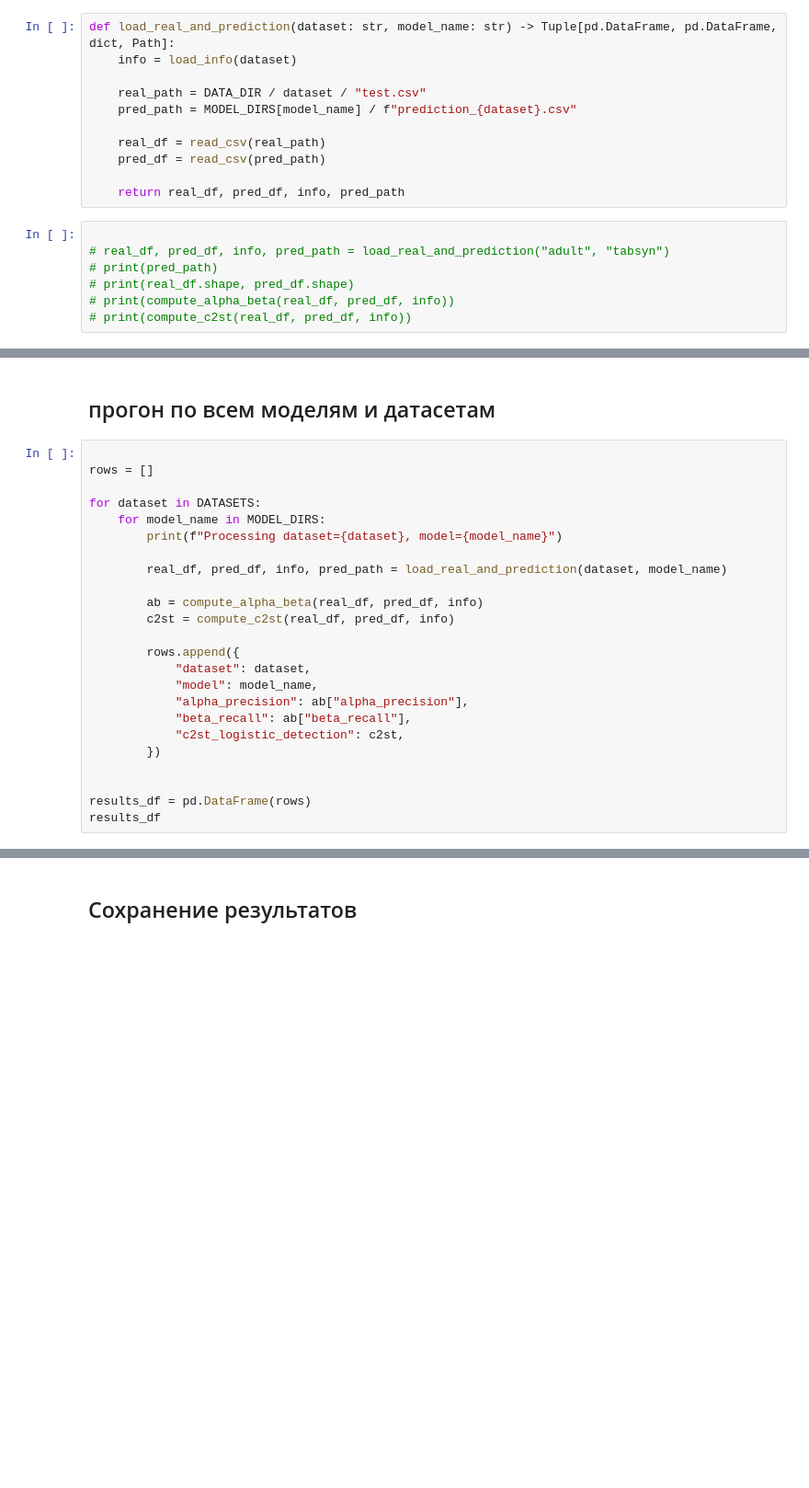
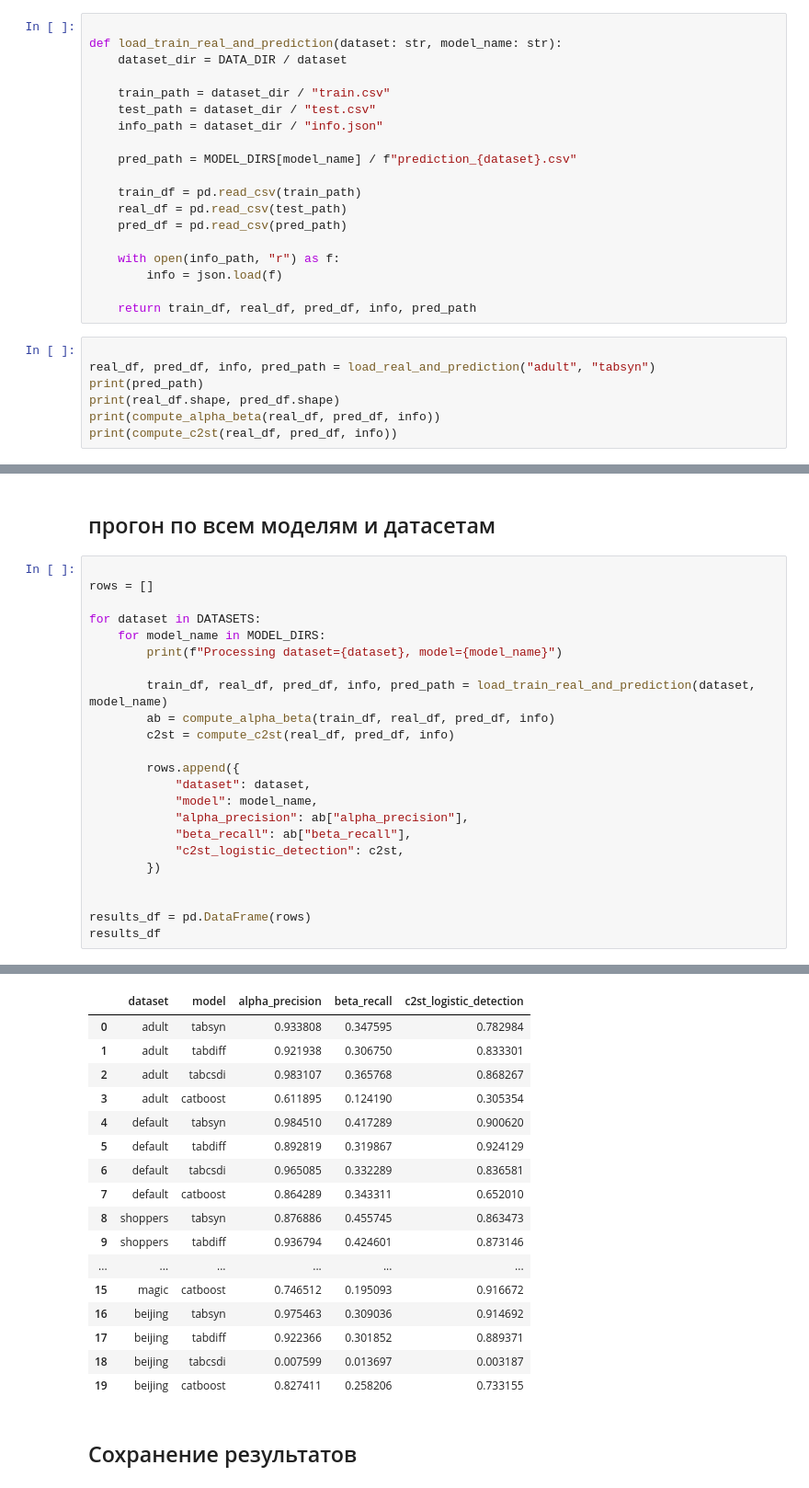
Before and after one commit to hushchyn-mikhail/generative_tables, a Jupyter notebook: c2st_alpha_beta_metrics.ipynb, the cells around one changed output, grey strips where cells are left out. Shown at 92% size. Cells and saved outputs as stored; diff of their text form; blank space fills up the shorter version.

```diff
--- a/c2st_alpha_beta_metrics.ipynb
+++ b/c2st_alpha_beta_metrics.ipynb
@@ -225,20 +226,28 @@ def compute_c2st(
     )
     return float(score)
 # %%
-def load_real_and_prediction(dataset: str, model_name: str) -> Tuple[pd.DataFrame, pd.DataFrame, dict, Path]:
-    info = load_info(dataset)
 
-    real_path = DATA_DIR / dataset / "test.csv"
+def load_train_real_and_prediction(dataset: str, model_name: str):
+    dataset_dir = DATA_DIR / dataset
+
+    train_path = dataset_dir / "train.csv"
+    test_path = dataset_dir / "test.csv"
+    info_path = dataset_dir / "info.json"
+
     pred_path = MODEL_DIRS[model_name] / f"prediction_{dataset}.csv"
 
-    real_df = read_csv(real_path)
-    pred_df = read_csv(pred_path)
+    train_df = pd.read_csv(train_path)
+    real_df = pd.read_csv(test_path)
+    pred_df = pd.read_csv(pred_path)
 
-    return real_df, pred_df, info, pred_path
+    with open(info_path, "r") as f:
+        info = json.load(f)
+
+    return train_df, real_df, pred_df, info, pred_path
 # %%
 
-# real_df, pred_df, info, pred_path = load_real_and_prediction("adult", "tabsyn")
-# print(pred_path)
-# print(real_df.shape, pred_df.shape)
-# print(compute_alpha_beta(real_df, pred_df, info))
-# print(compute_c2st(real_df, pred_df, info))
+real_df, pred_df, info, pred_path = load_real_and_prediction("adult", "tabsyn")
+print(pred_path)
+print(real_df.shape, pred_df.shape)
+print(compute_alpha_beta(real_df, pred_df, info))
+print(compute_c2st(real_df, pred_df, info))
@@ -252,9 +266,8 @@ for dataset in DATASETS:
     for model_name in MODEL_DIRS:
         print(f"Processing dataset={dataset}, model={model_name}")
 
-        real_df, pred_df, info, pred_path = load_real_and_prediction(dataset, model_name)
-
-        ab = compute_alpha_beta(real_df, pred_df, info)
+        train_df, real_df, pred_df, info, pred_path = load_train_real_and_prediction(dataset, model_name)
+        ab = compute_alpha_beta(train_df, real_df, pred_df, info)
         c2st = compute_c2st(real_df, pred_df, info)
 
         rows.append({
@@ -268,3 +281,4 @@ for dataset in DATASETS:
 
 results_df = pd.DataFrame(rows)
 results_df
+# %% [output]
@@ -271,3 +305,20 @@ results_df
+|  | dataset | model | alpha_precision | beta_recall | c2st_logistic_detection |
+| 0 | adult | tabsyn | 0.933808 | 0.347595 | 0.782984 |
+| 1 | adult | tabdiff | 0.921938 | 0.306750 | 0.833301 |
+| 2 | adult | tabcsdi | 0.983107 | 0.365768 | 0.868267 |
+| 3 | adult | catboost | 0.611895 | 0.124190 | 0.305354 |
+| 4 | default | tabsyn | 0.984510 | 0.417289 | 0.900620 |
+| 5 | default | tabdiff | 0.892819 | 0.319867 | 0.924129 |
+| 6 | default | tabcsdi | 0.965085 | 0.332289 | 0.836581 |
+| 7 | default | catboost | 0.864289 | 0.343311 | 0.652010 |
+| 8 | shoppers | tabsyn | 0.876886 | 0.455745 | 0.863473 |
+| 9 | shoppers | tabdiff | 0.936794 | 0.424601 | 0.873146 |
+| ... | ... | ... | ... | ... | ... |
+| 15 | magic | catboost | 0.746512 | 0.195093 | 0.916672 |
+| 16 | beijing | tabsyn | 0.975463 | 0.309036 | 0.914692 |
+| 17 | beijing | tabdiff | 0.922366 | 0.301852 | 0.889371 |
+| 18 | beijing | tabcsdi | 0.007599 | 0.013697 | 0.003187 |
+| 19 | beijing | catboost | 0.827411 | 0.258206 | 0.733155 |
 # %% [markdown]
 ## Сохранение результатов
 # %%
```
Also changed, not shown: parts of 9 cells of this notebook, 42 other files.
